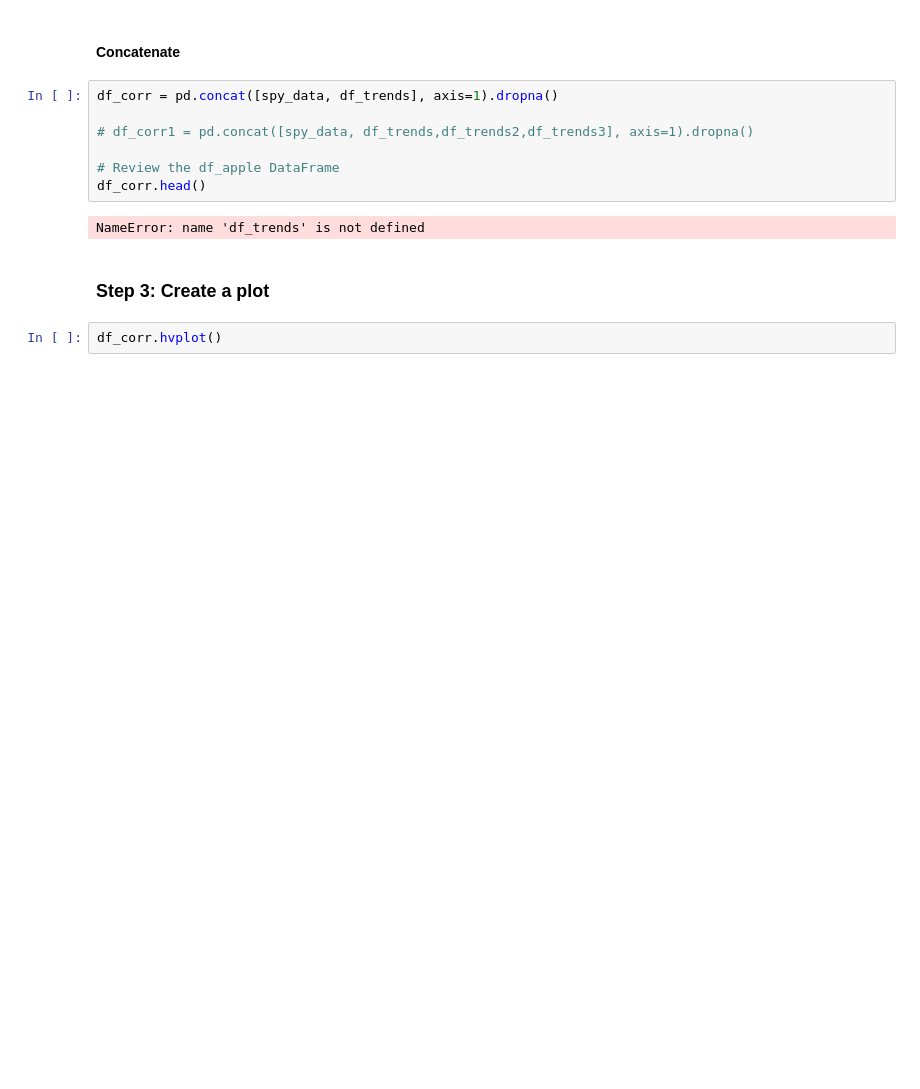
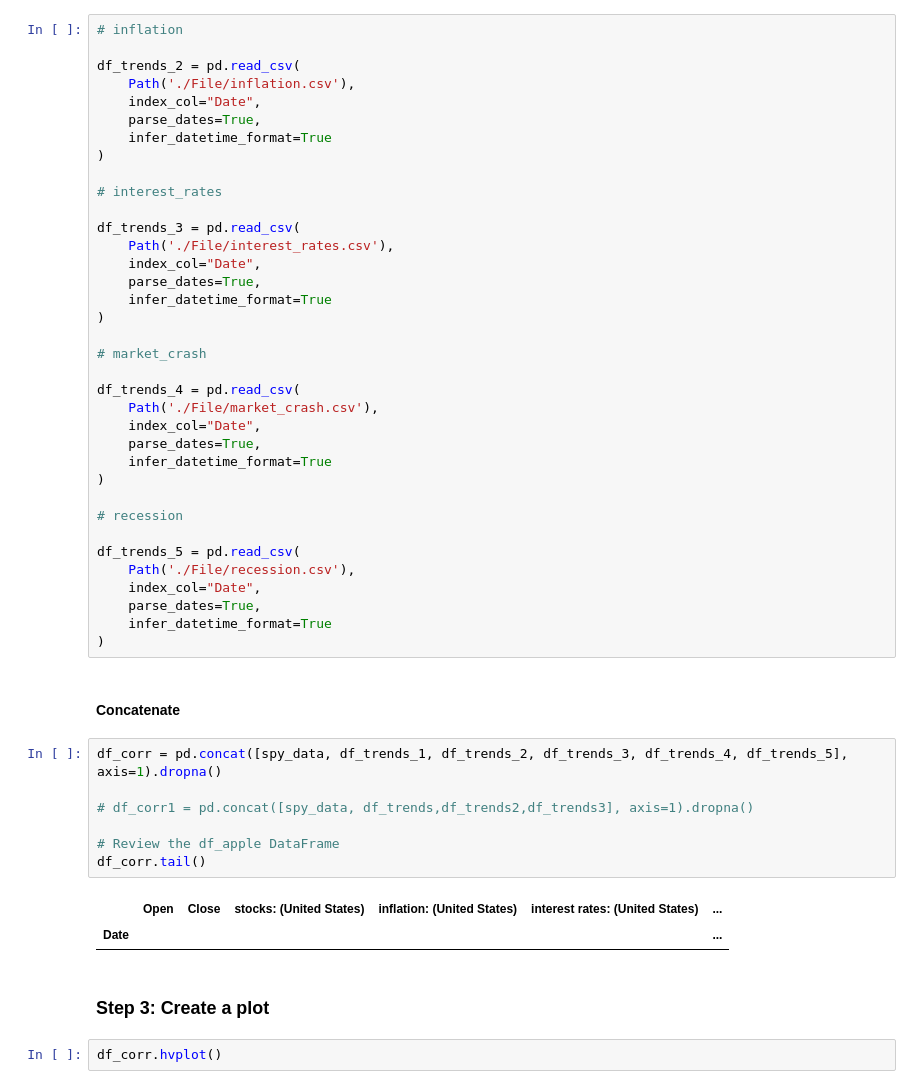
Before and after one commit to aarch23/OptYx, a Jupyter notebook: Google Trends/stockgoogle.ipynb, the cells around one changed output. Saved outputs shown, nothing was run; the diff lists cells and outputs as text; blank space fills up the shorter version.

```diff
--- a/Google Trends/stockgoogle.ipynb
+++ b/Google Trends/stockgoogle.ipynb
@@ -65,14 +53,51 @@ FileNotFoundError: [Errno 2] No such file or directory: Path('../File/____')
+# %%
+# inflation
+
+df_trends_2 = pd.read_csv(
+    Path('./File/inflation.csv'),
+    index_col="Date",
+    parse_dates=True,
+    infer_datetime_format=True
+)
+
+# interest_rates
+
+df_trends_3 = pd.read_csv(
+    Path('./File/interest_rates.csv'),
+    index_col="Date",
+    parse_dates=True,
+    infer_datetime_format=True
+)
+
+# market_crash
+
+df_trends_4 = pd.read_csv(
+    Path('./File/market_crash.csv'),
+    index_col="Date",
+    parse_dates=True,
+    infer_datetime_format=True
+)
+
+# recession
+
+df_trends_5 = pd.read_csv(
+    Path('./File/recession.csv'),
+    index_col="Date",
+    parse_dates=True,
+    infer_datetime_format=True
+)
 # %% [markdown]
 #### Concatenate
 # %%
-df_corr = pd.concat([spy_data, df_trends], axis=1).dropna()
+df_corr = pd.concat([spy_data, df_trends_1, df_trends_2, df_trends_3, df_trends_4, df_trends_5], axis=1).dropna()
 
 # df_corr1 = pd.concat([spy_data, df_trends,df_trends2,df_trends3], axis=1).dropna()
 
 # Review the df_apple DataFrame
-df_corr.head()
+df_corr.tail()
 # %% [output]
-NameError: name 'df_trends' is not defined
+|  | Open | Close | stocks: (United States) | inflation: (United States) | interest rates: (United States) | ... |
+| Date |  |  |  |  |  | ... |
 # %% [markdown]
 ### Step 3: Create a plot
 # %%
```
Also changed, not shown: parts of 8 cells of this notebook, 6 other files.
